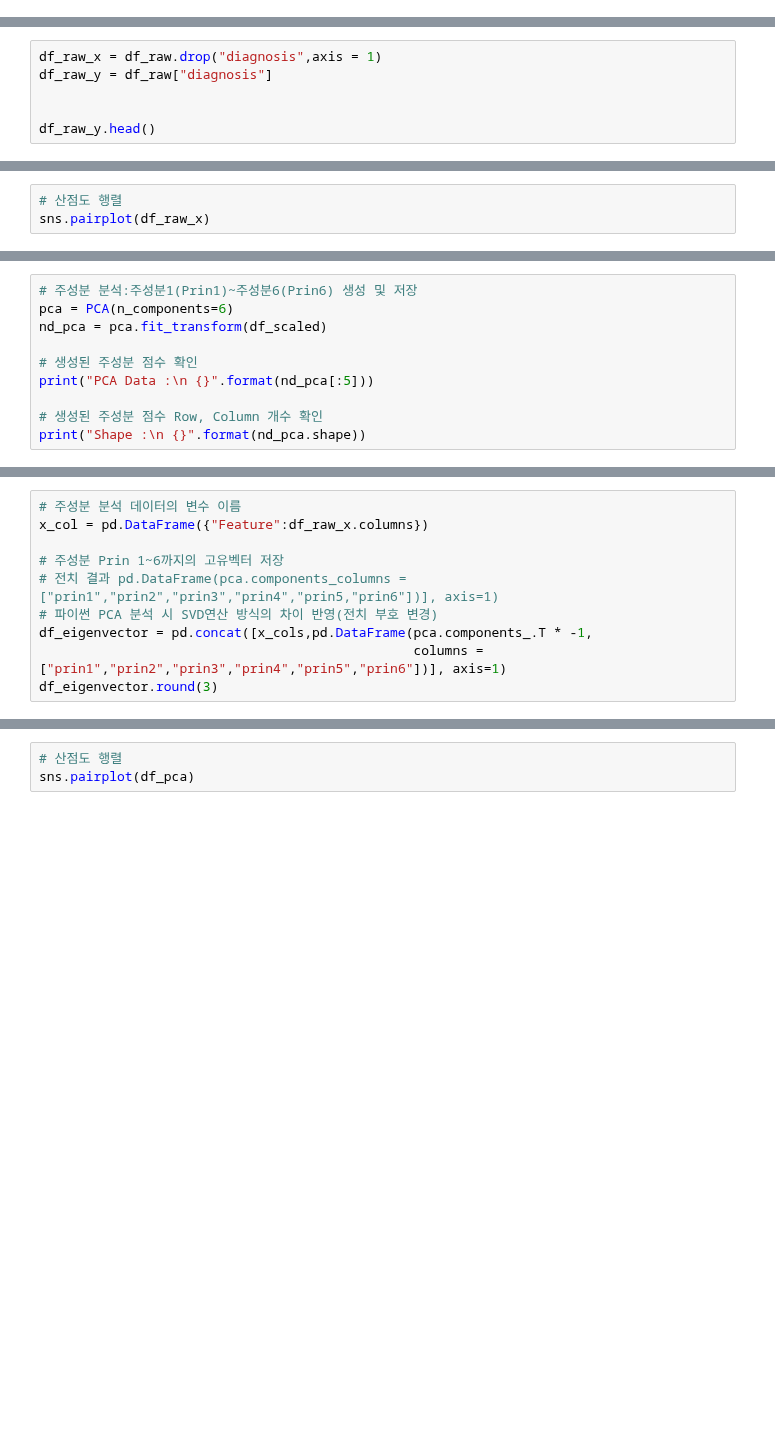
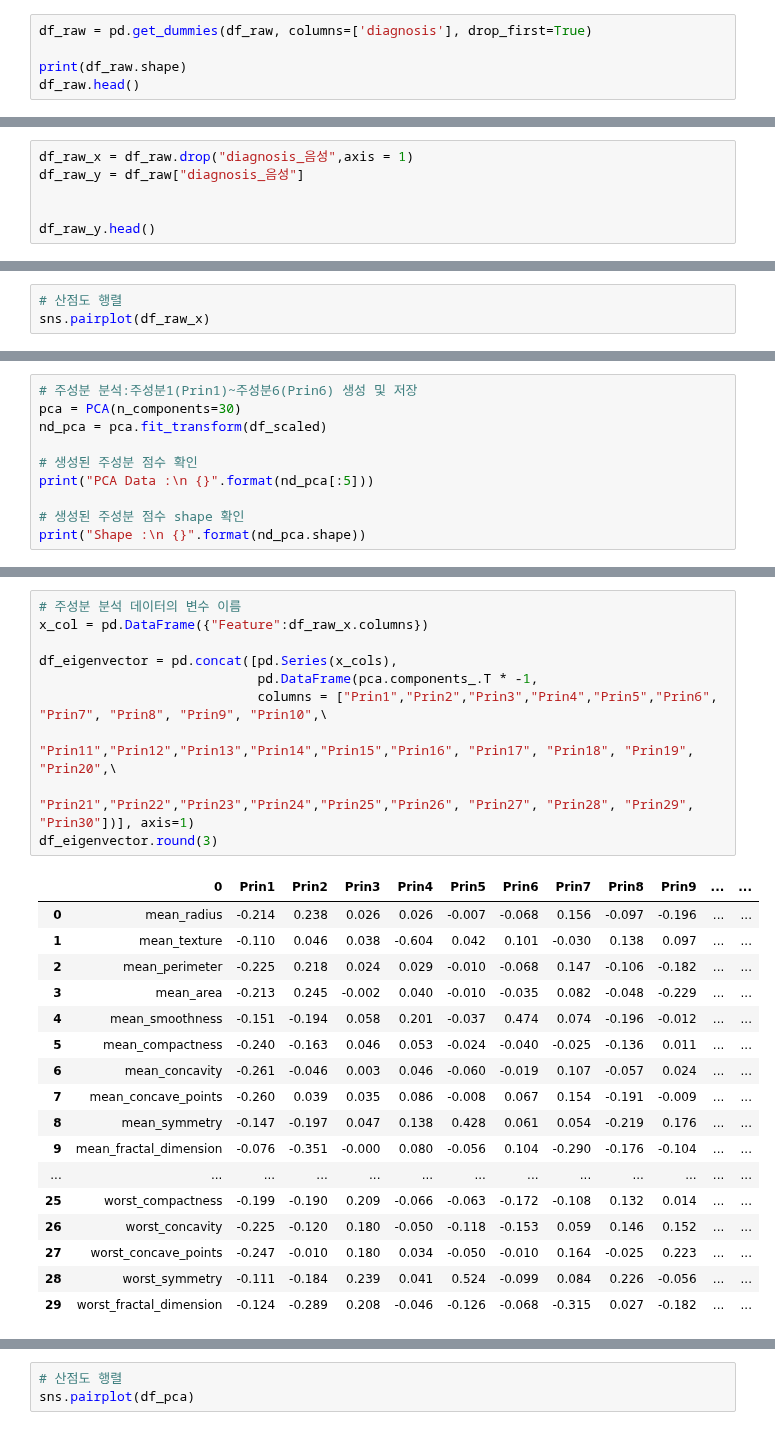
Before and after one commit to mjiii25/posco-academy, a Jupyter notebook: Big-Data/PCA.ipynb, the cells around one changed output, grey strips where cells are left out. Saved outputs shown, nothing was run; the diff lists cells and outputs as text; blank space fills up the shorter version.

```diff
--- a/Big-Data/PCA.ipynb
+++ b/Big-Data/PCA.ipynb
@@ -43,3 +45,8 @@ df_raw.head()
 | 3 | 양성 | 14.92 | 14.93 | 96.45 | 686.9 | 0.08098 | 0.08549 | ... |
 | 4 | 양성 | 12.89 | 13.12 | 81.89 | 515.9 | 0.06955 | 0.03729 | ... |
 5 rows × 31 columns
+# %%
+df_raw = pd.get_dummies(df_raw, columns=['diagnosis'], drop_first=True)
+
+print(df_raw.shape)
+df_raw.head()
@@ -46,6 +62,6 @@ df_raw.head()
 # %%
-df_raw_x = df_raw.drop("diagnosis",axis = 1)
-df_raw_y = df_raw["diagnosis"]
+df_raw_x = df_raw.drop("diagnosis_음성",axis = 1)
+df_raw_y = df_raw["diagnosis_음성"]
 
 
 df_raw_y.head()
@@ -83,10 +156,10 @@ df_scaled.head().round(3)
 # %%
 # 주성분 분석:주성분1(Prin1)~주성분6(Prin6) 생성 및 저장
-pca = PCA(n_components=6)
+pca = PCA(n_components=30)
 nd_pca = pca.fit_transform(df_scaled)
 
 # 생성된 주성분 점수 확인
 print("PCA Data :\n {}".format(nd_pca[:5]))
 
-# 생성된 주성분 점수 Row, Column 개수 확인
+# 생성된 주성분 점수 shape 확인
 print("Shape :\n {}".format(nd_pca.shape))
@@ -125,10 +251,28 @@ plt.legend(loc="best")
-# %%
-# 주성분 분석 데이터의 변수 이름
-x_col = pd.DataFrame({"Feature":df_raw_x.columns})
-
-# 주성분 Prin 1~6까지의 고유벡터 저장
-# 전치 결과 pd.DataFrame(pca.components_columns = ["prin1","prin2","prin3","prin4","prin5,"prin6"])], axis=1)
-# 파이썬 PCA 분석 시 SVD연산 방식의 차이 반영(전치 부호 변경)
-df_eigenvector = pd.concat([x_cols,pd.DataFrame(pca.components_.T * -1,
-                                                columns = ["prin1","prin2","prin3","prin4","prin5","prin6"])], axis=1)
-df_eigenvector.round(3)
+# %%
+# 주성분 분석 데이터의 변수 이름
+x_col = pd.DataFrame({"Feature":df_raw_x.columns})
+
+df_eigenvector = pd.concat([pd.Series(x_cols),
+                            pd.DataFrame(pca.components_.T * -1,
+                            columns = ["Prin1","Prin2","Prin3","Prin4","Prin5","Prin6", "Prin7", "Prin8", "Prin9", "Prin10",\
+                                       "Prin11","Prin12","Prin13","Prin14","Prin15","Prin16", "Prin17", "Prin18", "Prin19", "Prin20",\
+                                       "Prin21","Prin22","Prin23","Prin24","Prin25","Prin26", "Prin27", "Prin28", "Prin29", "Prin30"])], axis=1)
+df_eigenvector.round(3)
+# %% [output]
+|  | 0 | Prin1 | Prin2 | Prin3 | Prin4 | Prin5 | Prin6 | Prin7 | Prin8 | Prin9 | ... | ... |
+| 0 | mean_radius | -0.214 | 0.238 | 0.026 | 0.026 | -0.007 | -0.068 | 0.156 | -0.097 | -0.196 | ... | ... |
+| 1 | mean_texture | -0.110 | 0.046 | 0.038 | -0.604 | 0.042 | 0.101 | -0.030 | 0.138 | 0.097 | ... | ... |
+| 2 | mean_perimeter | -0.225 | 0.218 | 0.024 | 0.029 | -0.010 | -0.068 | 0.147 | -0.106 | -0.182 | ... | ... |
+| 3 | mean_area | -0.213 | 0.245 | -0.002 | 0.040 | -0.010 | -0.035 | 0.082 | -0.048 | -0.229 | ... | ... |
+| 4 | mean_smoothness | -0.151 | -0.194 | 0.058 | 0.201 | -0.037 | 0.474 | 0.074 | -0.196 | -0.012 | ... | ... |
+| 5 | mean_compactness | -0.240 | -0.163 | 0.046 | 0.053 | -0.024 | -0.040 | -0.025 | -0.136 | 0.011 | ... | ... |
+| 6 | mean_concavity | -0.261 | -0.046 | 0.003 | 0.046 | -0.060 | -0.019 | 0.107 | -0.057 | 0.024 | ... | ... |
+| 7 | mean_concave_points | -0.260 | 0.039 | 0.035 | 0.086 | -0.008 | 0.067 | 0.154 | -0.191 | -0.009 | ... | ... |
+| 8 | mean_symmetry | -0.147 | -0.197 | 0.047 | 0.138 | 0.428 | 0.061 | 0.054 | -0.219 | 0.176 | ... | ... |
+| 9 | mean_fractal_dimension | -0.076 | -0.351 | -0.000 | 0.080 | -0.056 | 0.104 | -0.290 | -0.176 | -0.104 | ... | ... |
+| ... | ... | ... | ... | ... | ... | ... | ... | ... | ... | ... | ... | ... |
+| 25 | worst_compactness | -0.199 | -0.190 | 0.209 | -0.066 | -0.063 | -0.172 | -0.108 | 0.132 | 0.014 | ... | ... |
+| 26 | worst_concavity | -0.225 | -0.120 | 0.180 | -0.050 | -0.118 | -0.153 | 0.059 | 0.146 | 0.152 | ... | ... |
+| 27 | worst_concave_points | -0.247 | -0.010 | 0.180 | 0.034 | -0.050 | -0.010 | 0.164 | -0.025 | 0.223 | ... | ... |
+| 28 | worst_symmetry | -0.111 | -0.184 | 0.239 | 0.041 | 0.524 | -0.099 | 0.084 | 0.226 | -0.056 | ... | ... |
+| 29 | worst_fractal_dimension | -0.124 | -0.289 | 0.208 | -0.046 | -0.126 | -0.068 | -0.315 | 0.027 | -0.182 | ... | ... |
```
Also changed, not shown: parts of 16 cells of this notebook.
